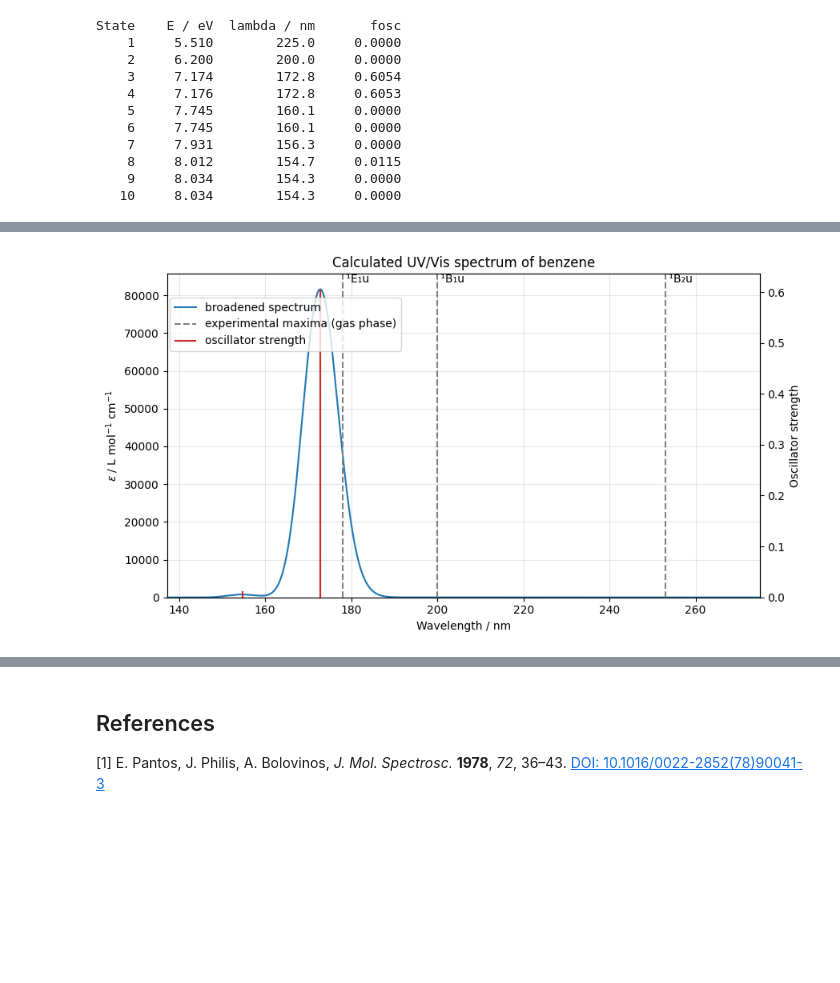
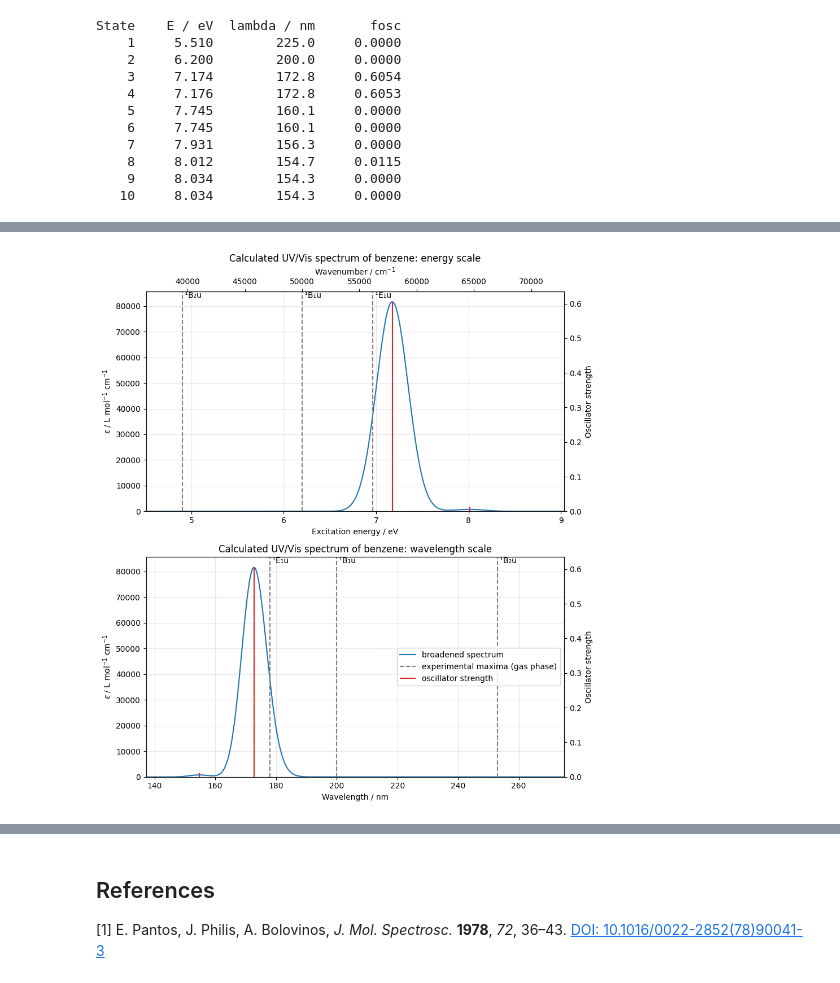
Before and after one commit to faccts/opi, a Jupyter notebook: docs/contents/notebooks/uvvis_spectrum.ipynb, the cells around one changed output, grey strips where cells are left out. Saved outputs shown, nothing was run; the diff lists cells and outputs as text; code cells hidden in the pictures; blank space fills up the shorter version.

```diff
--- a/docs/contents/notebooks/uvvis_spectrum.ipynb
+++ b/docs/contents/notebooks/uvvis_spectrum.ipynb
@@ -259,54 +268,92 @@ def broaden_spectrum(
     sigma = fwhm_ev / (2.0 * np.sqrt(2.0 * np.log(2.0)))
     grid = np.linspace(
         max(energies_ev.min() - margin_ev, 0.1), energies_ev.max() + margin_ev, npoints
     )
     # > Normalized Gaussians on the energy grid (one column per transition)
     deviation = (grid[:, None] - energies_ev[None, :]) / sigma
     gaussians = np.exp(-0.5 * deviation**2) / (sigma * np.sqrt(2.0 * np.pi))
     # > The Gaussians are normalized in eV, hence the conversion to wavenumbers
     epsilon = EPS_INTEGRAL_PER_FOSC / EV_TO_CM * (gaussians @ fosc)
     return grid, epsilon
 
 
 grid_ev, epsilon = broaden_spectrum(energies_ev, fosc, fwhm_ev=0.4)
 grid_nm = EV_TO_NM / grid_ev
 
-fig, ax = plt.subplots(figsize=(9, 5))
 
-# > Broadened spectrum against the wavelength
-ax.plot(grid_nm, epsilon, color="tab:blue", label="broadened spectrum")
-for i, (state, wavelength) in enumerate(LAMBDA_MAX_EXP_NM.items()):
-    ax.axvline(
-        wavelength,
-        color="gray",
-        linestyle="--",
-        label="experimental maxima (gas phase)" if i == 0 else None,
-    )
-    ax.text(wavelength, 1.0, f" {state}", transform=ax.get_xaxis_transform(), va="top")
-ax.set_xlabel("Wavelength / nm")
-ax.set_ylabel(r"$\epsilon$ / L mol$^{-1}$ cm$^{-1}$")
-ax.set_xlim(grid_nm.min(), grid_nm.max())
-ax.set_ylim(0.0, 1.05 * epsilon.max())
+def plot_spectrum(
+    ax: plt.Axes,
+    grid: np.ndarray,
+    sticks: np.ndarray,
+    experiment: dict[str, float],
+    xlabel: str,
+    legend_loc: str | None = None,
+) -> None:
+    """Plot the broadened spectrum, the stick spectrum and the experimental maxima."""
+    ax.plot(grid, epsilon, color="tab:blue", label="broadened spectrum")
+    for i, (state, position) in enumerate(experiment.items()):
+        ax.axvline(
+            position,
+            color="gray",
+            linestyle="--",
+            label="experimental maxima (gas phase)" if i == 0 else None,
+        )
+        ax.text(position, 1.0, f" {state}", transform=ax.get_xaxis_transform(), va="top")
+    ax.set_xlabel(xlabel)
+    ax.set_ylabel(r"$\epsilon$ / L mol$^{-1}$ cm$^{-1}$")
+    ax.set_xlim(grid.min(), grid.max())
+    ax.set_ylim(0.0, 1.05 * epsilon.max())
+    ax.grid(True, alpha=0.3)
 
-# > Stick spectrum of the individual transitions on a second axis
-ax_sticks = ax.twinx()
-ax_sticks.vlines(wavelengths_nm, 0.0, fosc, color="tab:red", label="oscillator strength")
-ax_sticks.set_ylabel("Oscillator strength")
-ax_sticks.set_ylim(0.0, 1.05 * fosc.max())
+    # > Stick spectrum of the individual transitions on a second axis
+    ax_sticks = ax.twinx()
+    ax_sticks.vlines(sticks, 0.0, fosc, color="tab:red", label="oscillator strength")
+    ax_sticks.set_ylabel("Oscillator strength")
+    ax_sticks.set_ylim(0.0, 1.05 * fosc.max())
 
-ax.set_title("Calculated UV/Vis spectrum of benzene")
-ax.grid(True, alpha=0.3)
-fig.legend(loc="upper left", bbox_to_anchor=(0.1, 0.88))
+    # > Collect the legend entries of both axes
+    if legend_loc is not None:
+        handles, labels = ax.get_legend_handles_labels()
+        handles_sticks, labels_sticks = ax_sticks.get_legend_handles_labels()
+        ax.legend(handles + handles_sticks, labels + labels_sticks, loc=legend_loc)
+
+
+fig, (ax_energy, ax_wavelength) = plt.subplots(2, 1, figsize=(9, 10))
+
+# > Spectrum against the excitation energy, with wavenumbers on the top axis
+plot_spectrum(
+    ax_energy,
+    grid_ev,
+    energies_ev,
+    {state: EV_TO_NM / wavelength for state, wavelength in LAMBDA_MAX_EXP_NM.items()},
+    "Excitation energy / eV",
+)
+ax_energy.secondary_xaxis(
+    "top", functions=(lambda e: e * EV_TO_CM, lambda w: w / EV_TO_CM)
+).set_xlabel(r"Wavenumber / cm$^{-1}$")
+ax_energy.set_title("Calculated UV/Vis spectrum of benzene: energy scale")
+
+# > The same spectrum against the wavelength (the legend applies to both panels)
+plot_spectrum(
+    ax_wavelength,
+    grid_nm,
+    wavelengths_nm,
+    LAMBDA_MAX_EXP_NM,
+    "Wavelength / nm",
+    legend_loc="center right",
+)
+ax_wavelength.set_title("Calculated UV/Vis spectrum of benzene: wavelength scale")
+
 fig.tight_layout()
 plt.show()
 
 # > Save the broadened spectrum for further processing
 np.savetxt(
     working_dir / "uvvis_spectrum.csv",
     np.column_stack((grid_nm, grid_ev, epsilon)),
     delimiter=",",
     header="wavelength/nm,energy/eV,epsilon/(L mol^-1 cm^-1)",
     comments="",
 )
 # %% [output]
-[figure, old version]
+[figure, new version]
```
Also changed, not shown: parts of 4 cells of this notebook.
